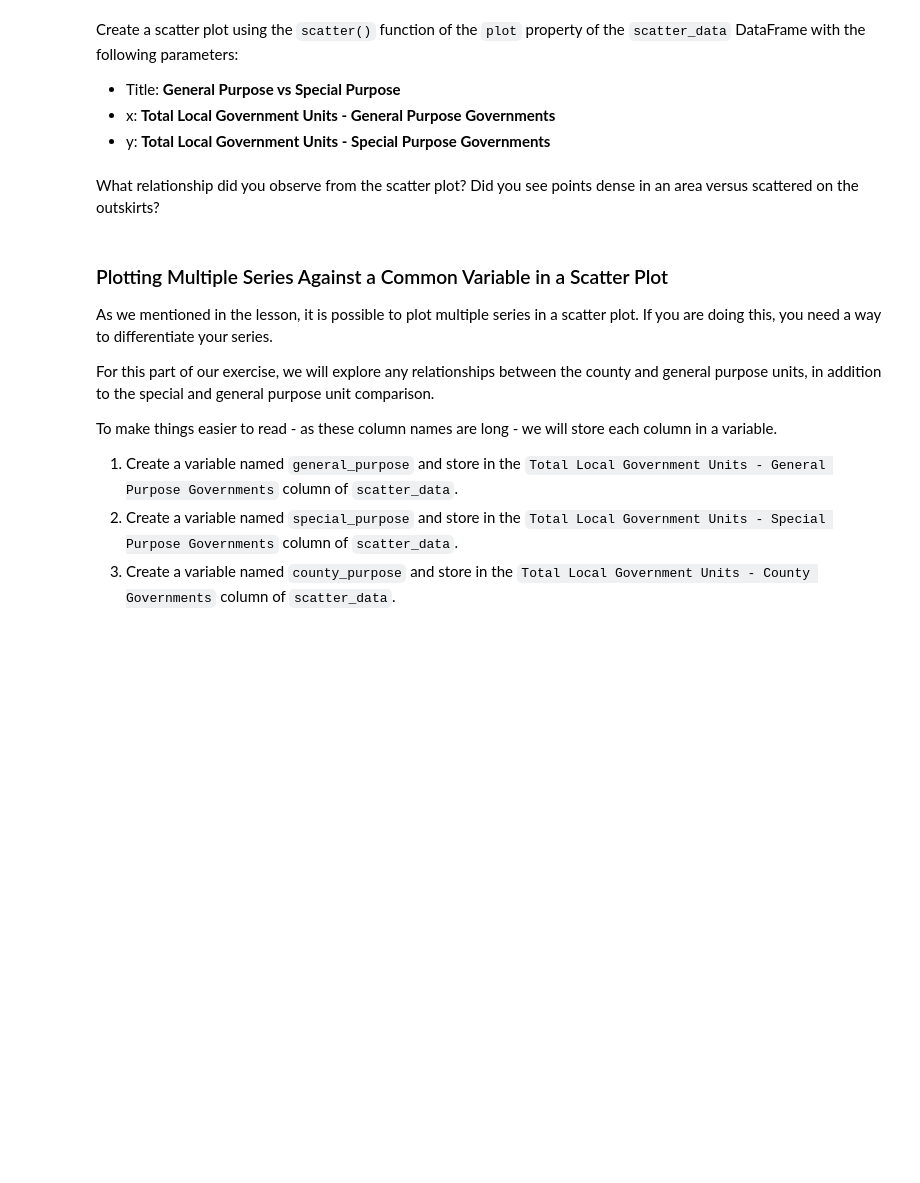
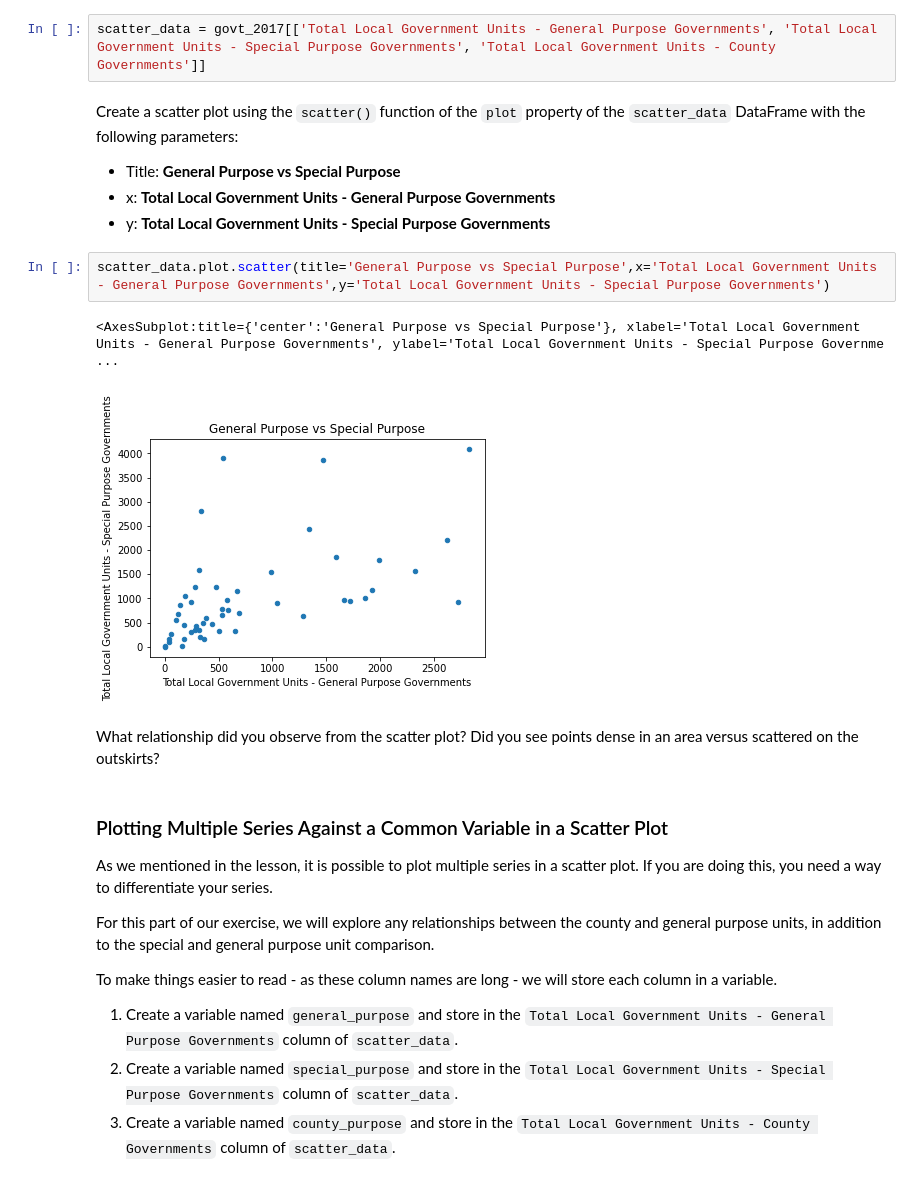
Before and after one commit to Jakob-T13/government-data-vis, a Jupyter notebook: Exercise-LocalGov2017.ipynb, the cells around one changed output. Cells and saved outputs as stored; diff of their text form; blank space fills up the shorter version.

```diff
--- a/Exercise-LocalGov2017.ipynb
+++ b/Exercise-LocalGov2017.ipynb
@@ -65,12 +133,19 @@ As we mentioned in the lesson, scatter plots are good for understanding relation
     - Total Local Government Units - County Governments
 
 Create a variable named `scatter_data` and store these columns from the `govt_2017` dataset.
+# %%
+scatter_data = govt_2017[['Total Local Government Units - General Purpose Governments', 'Total Local Government Units - Special Purpose Governments', 'Total Local Government Units - County Governments']]
 # %% [markdown]
 Create a scatter plot using the `scatter()` function of the `plot` property of the `scatter_data` DataFrame with the following parameters:
 
 - Title: **General Purpose vs Special Purpose**
 - x: **Total Local Government Units - General Purpose Governments**
 - y: **Total Local Government Units - Special Purpose Governments**
+# %%
+scatter_data.plot.scatter(title='General Purpose vs Special Purpose',x='Total Local Government Units - General Purpose Governments',y='Total Local Government Units - Special Purpose Governments')
+# %% [output]
+<AxesSubplot:title={'center':'General Purpose vs Special Purpose'}, xlabel='Total Local Government Units - General Purpose Governments', ylabel='Total Local Government Units - Special Purpose Governme ...
+[figure, added]
 # %% [markdown]
 What relationship did you observe from the scatter plot?  Did you see points dense in an area versus scattered on the outskirts?
 # %% [markdown]
```
Also changed, not shown: parts of 13 cells of this notebook.
